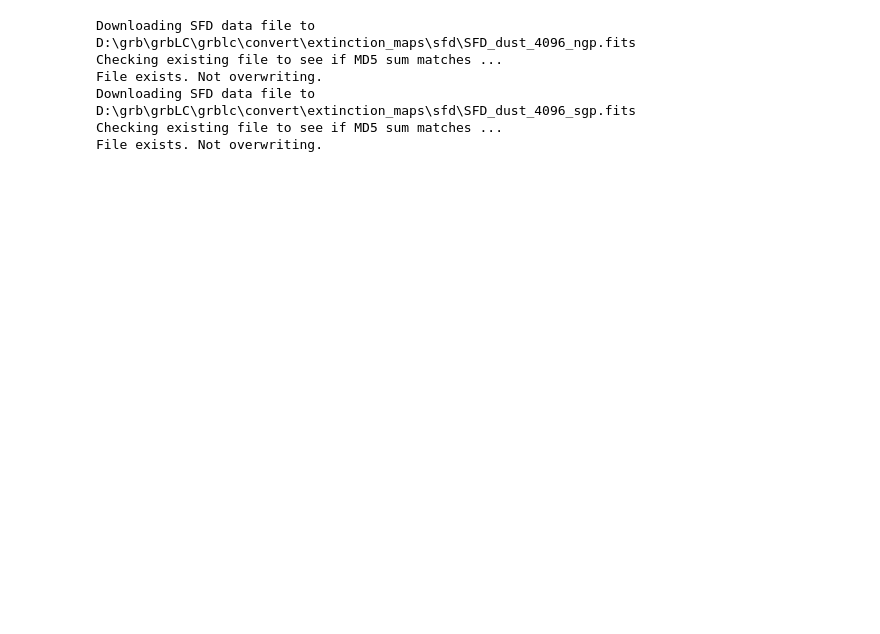
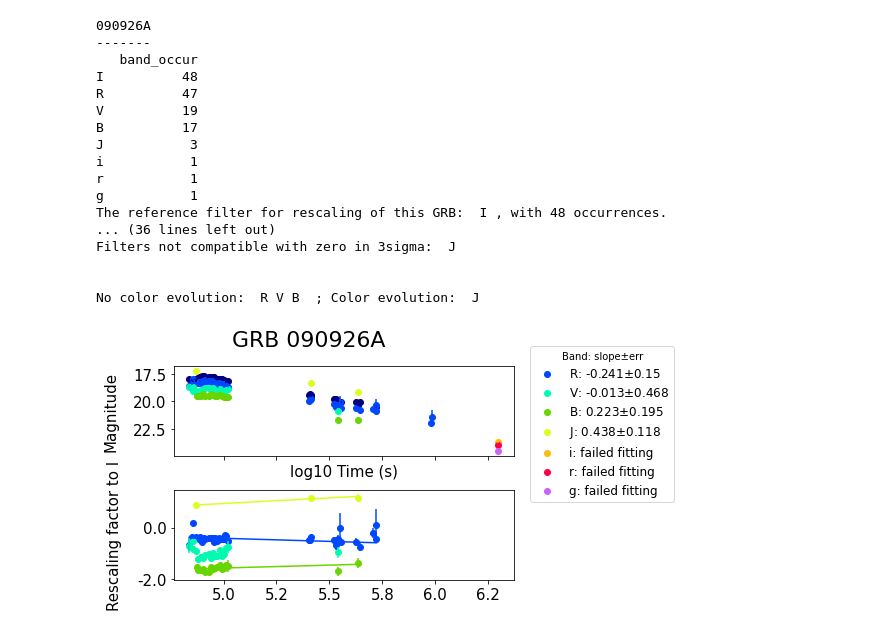
Before and after one commit to SLAC-Gamma-Rays/grbLC, a Jupyter notebook: examples/grblc_demo.ipynb, the cells around one changed output. Saved outputs shown, nothing was run; the diff lists cells and outputs as text; code cells hidden in the pictures; blank space fills up the shorter version.

```diff
--- a/examples/grblc_demo.ipynb
+++ b/examples/grblc_demo.ipynb
@@ -11,22 +18,7 @@ import grblc
 # %%
-import sys
-sys.path.append('D:/grb/grbLC/')
-from grblc.evolution.lightcurve import Lightcurve
-
 grb = '090926A'
 
 lc = Lightcurve(path = 'D:/grb/sample/mag-AB-extcorr-30-05-2023/'+grb+'_magAB_extcorr.txt',
-                name = grb,
-                appx_bands=True)
-
-fig_light, fig_rescale_slopes, fig_light_rescaled, rescale_df, rescale_slopes_df, light_rescaled = lc.rescaleGRB(rescale_band='numerous',
-                                                                       print_status=True,
-                                                                       save_plot=True,
-                                                                       save_df=True,
-                                                                       save_in_folder='rescale/')
-
-fig_light.show()
-fig_rescale_slopes.show()
-fig_light_rescaled.show()
-
-light_rescaled
+                data_space= 'lin',
+                name = grb)
+#lc.displayGRB()
@@ -69,12 +24,0 @@ r                                              slope=nan
-# %%
-# run this the first time you use grblc to download SFD maps
-
-import grblc.convert.sfd
-grblc.convert.sfd.fetch()
-# %% [output]
-Downloading SFD data file to D:\grb\grbLC\grblc\convert\extinction_maps\sfd\SFD_dust_4096_ngp.fits
-Checking existing file to see if MD5 sum matches ...
-File exists. Not overwriting.
-Downloading SFD data file to D:\grb\grbLC\grblc\convert\extinction_maps\sfd\SFD_dust_4096_sgp.fits
-Checking existing file to see if MD5 sum matches ...
-File exists. Not overwriting.
@@ -106,0 +25,24 @@ lc.displayGRB()
+# %%
+lc.set_data(set_bands=True)
+# %%
+fig, *__ = lc.colorevolGRB(save=True)
+fig.show()
+# %% [output]
+090926A
+-------
+   band_occur
+I          48
+R          47
+V          19
+B          17
+J           3
+i           1
+r           1
+g           1
+The reference filter for rescaling of this GRB:  I , with 48 occurrences.
+... (36 lines left out)
+Filters not compatible with zero in 3sigma:  J
+
+
+No color evolution:  R V B  ; Color evolution:  J
+[figure, added]
```
Also changed, not shown: parts of 9 cells of this notebook, 28 other files.
